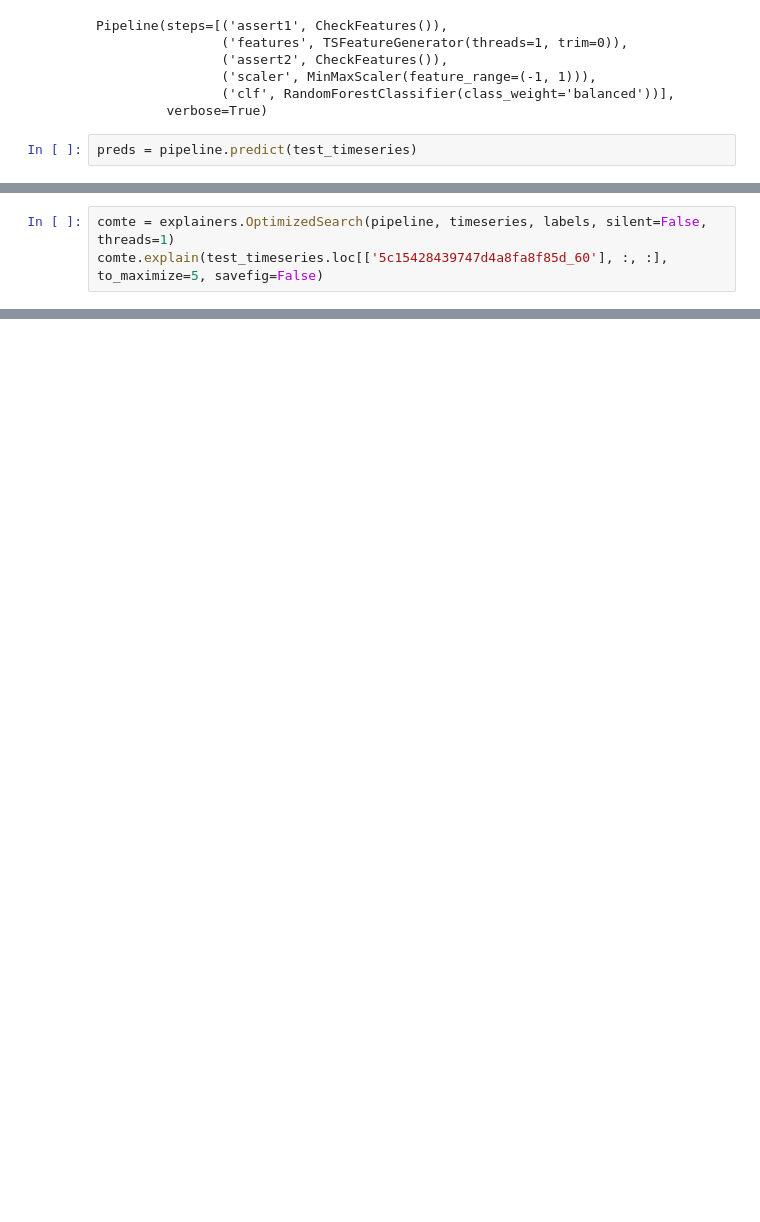
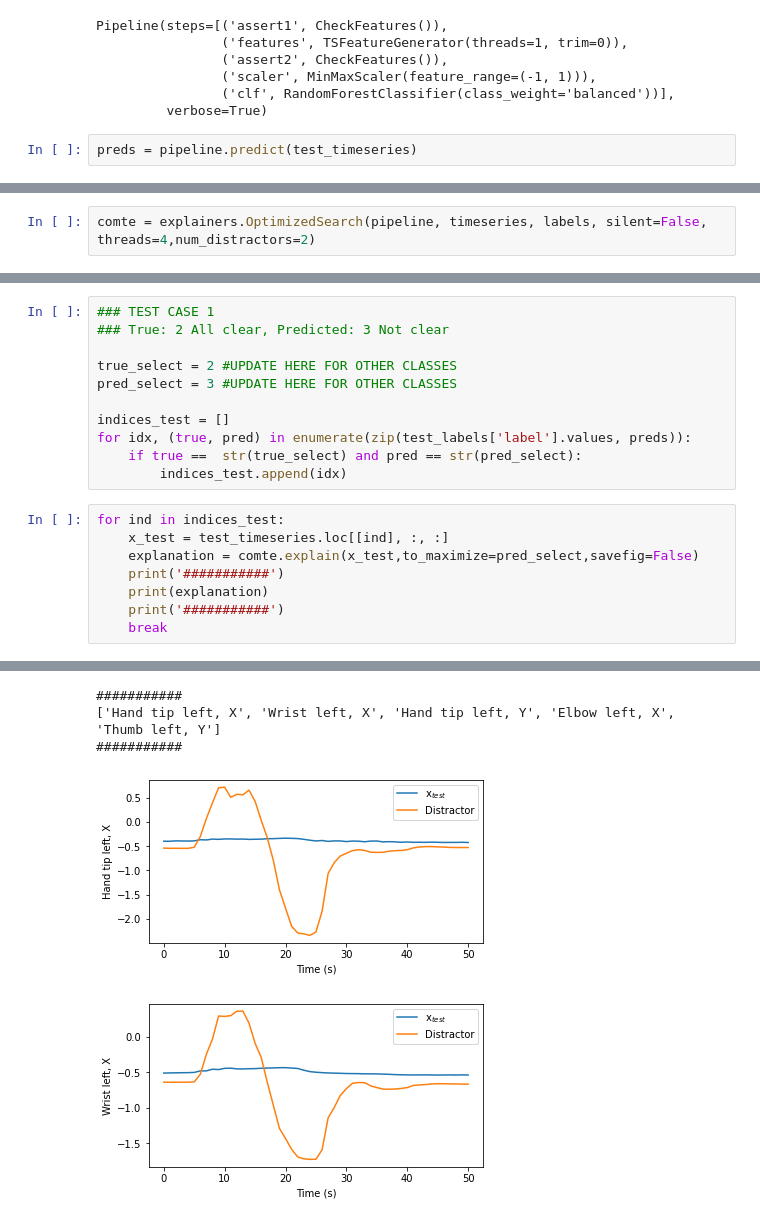
Before and after one commit to peaclab/CoMTE, a Jupyter notebook: natops_example_usage.ipynb, the cells around one changed output, grey strips where cells are left out. Cells and saved outputs as stored; diff of their text form; blank space fills up the shorter version.

```diff
--- a/natops_example_usage.ipynb
+++ b/natops_example_usage.ipynb
@@ -78,3 +76,2 @@ for p, (idx, row) in zip(preds, test_labels.iterrows()):
 # %%
-comte = explainers.OptimizedSearch(pipeline, timeseries, labels, silent=False, threads=1)
-comte.explain(test_timeseries.loc[['5c15428439747d4a8fa8f85d_60'], :, :], to_maximize=5, savefig=False)
+comte = explainers.OptimizedSearch(pipeline, timeseries, labels, silent=False, threads=4,num_distractors=2)
@@ -90,0 +78,20 @@ comte.explain(test_timeseries.loc[['5c15428439747d4a8fa8f85d_60'], :, :], to_max
+# %%
+### TEST CASE 1
+### True: 2 All clear, Predicted: 3 Not clear
+
+true_select = 2 #UPDATE HERE FOR OTHER CLASSES
+pred_select = 3 #UPDATE HERE FOR OTHER CLASSES
+
+indices_test = []
+for idx, (true, pred) in enumerate(zip(test_labels['label'].values, preds)):
+    if true ==  str(true_select) and pred == str(pred_select):
+        indices_test.append(idx)
+# %%
+for ind in indices_test:
+    x_test = test_timeseries.loc[[ind], :, :]
+    explanation = comte.explain(x_test,to_maximize=pred_select,savefig=False)
+    print('###########')
+    print(explanation)
+    print('###########')
+    break
+# %% [output]
@@ -90,0 +115,5 @@ comte.explain(test_timeseries.loc[['5c15428439747d4a8fa8f85d_60'], :, :], to_max
+###########
+['Hand tip left, X', 'Wrist left, X', 'Hand tip left, Y', 'Elbow left, X', 'Thumb left, Y']
+###########
+[figure, added]
+[figure, added]
```
Also changed, not shown: parts of 11 cells of this notebook, 1 other file.
